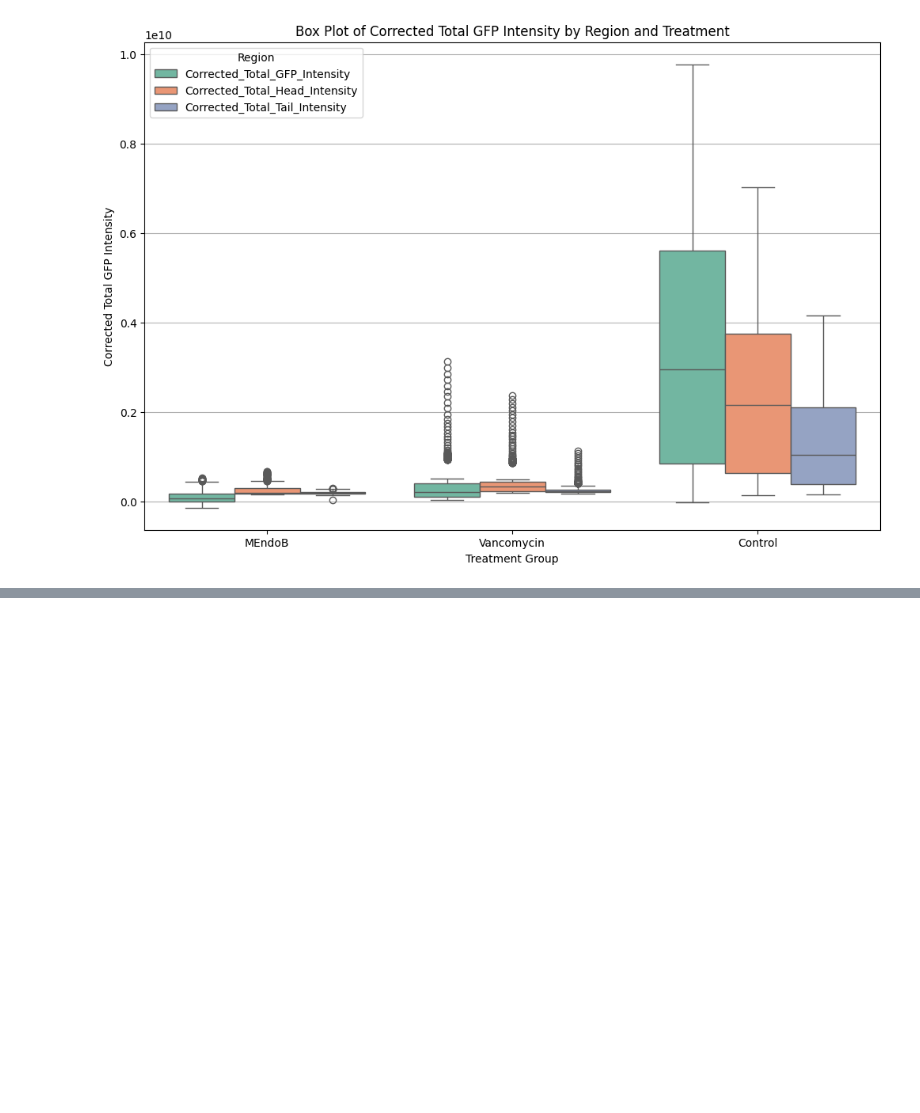
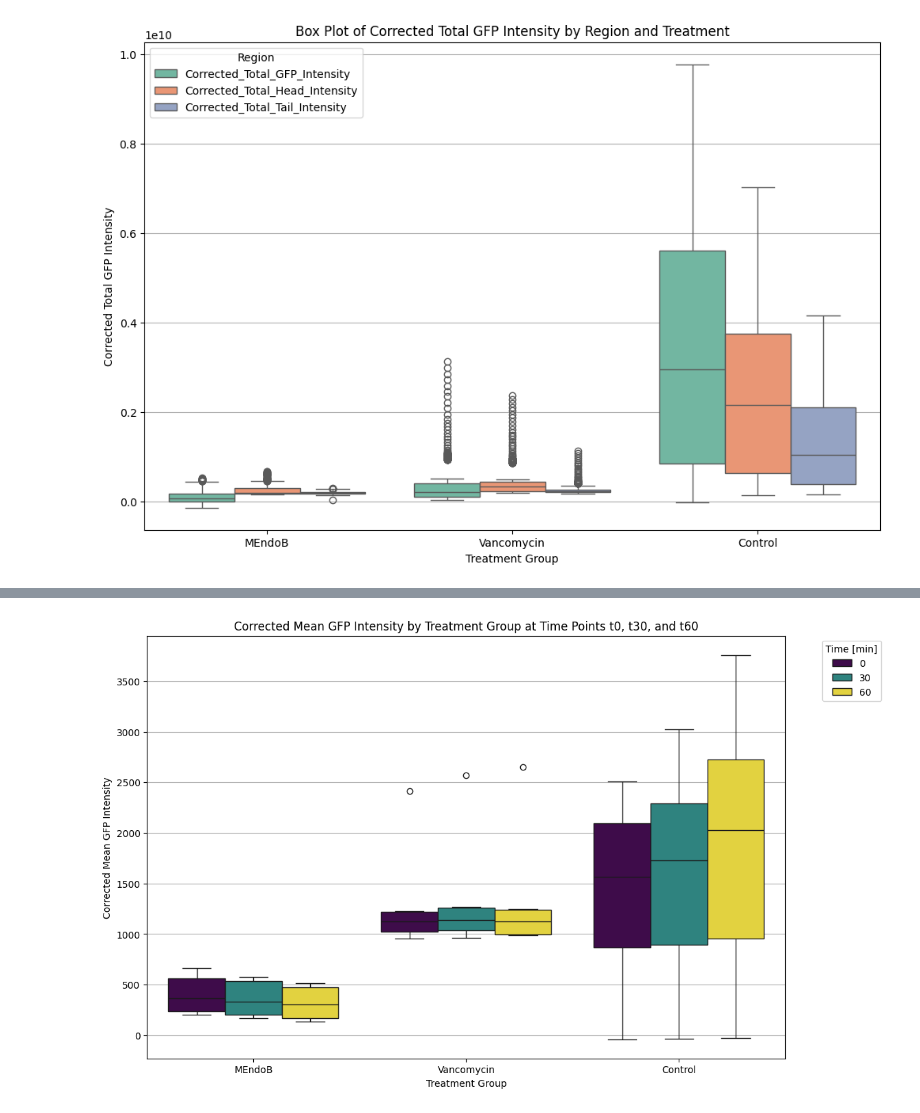
Before and after one commit to aeblik/MolecularIMaging, a Jupyter notebook: evaluation.ipynb, the cells around one changed output, grey strips where cells are left out. Drawn from its saved outputs; the diff is of its cells as text; code cells hidden in the pictures; blank space fills up the shorter version.

```diff
--- a/evaluation.ipynb
+++ b/evaluation.ipynb
@@ -263,0 +276,12 @@ plt.show()
+# %%
+# Create boxplot for corrected mean GFP intensity by treatment group for time points t0, t30 and t60
+plt.figure(figsize=(12, 8))
+sns.boxplot(data=df[df['Time'].isin([0, 30, 60])], x='Treatment', y='Corrected_Mean_GFP_Intensity', hue='Time', palette='viridis')
+plt.xlabel("Treatment Group")
+plt.ylabel("Corrected Mean GFP Intensity")
+plt.title("Corrected Mean GFP Intensity by Treatment Group at Time Points t0, t30, and t60")
+plt.grid(axis='y')
+plt.legend(title="Time [min]", bbox_to_anchor=(1.05, 1), loc='upper left')
+plt.show()
+# %% [output]
+[figure, added]
```
Also changed, not shown: parts of 4 cells of this notebook, 1 other file.
